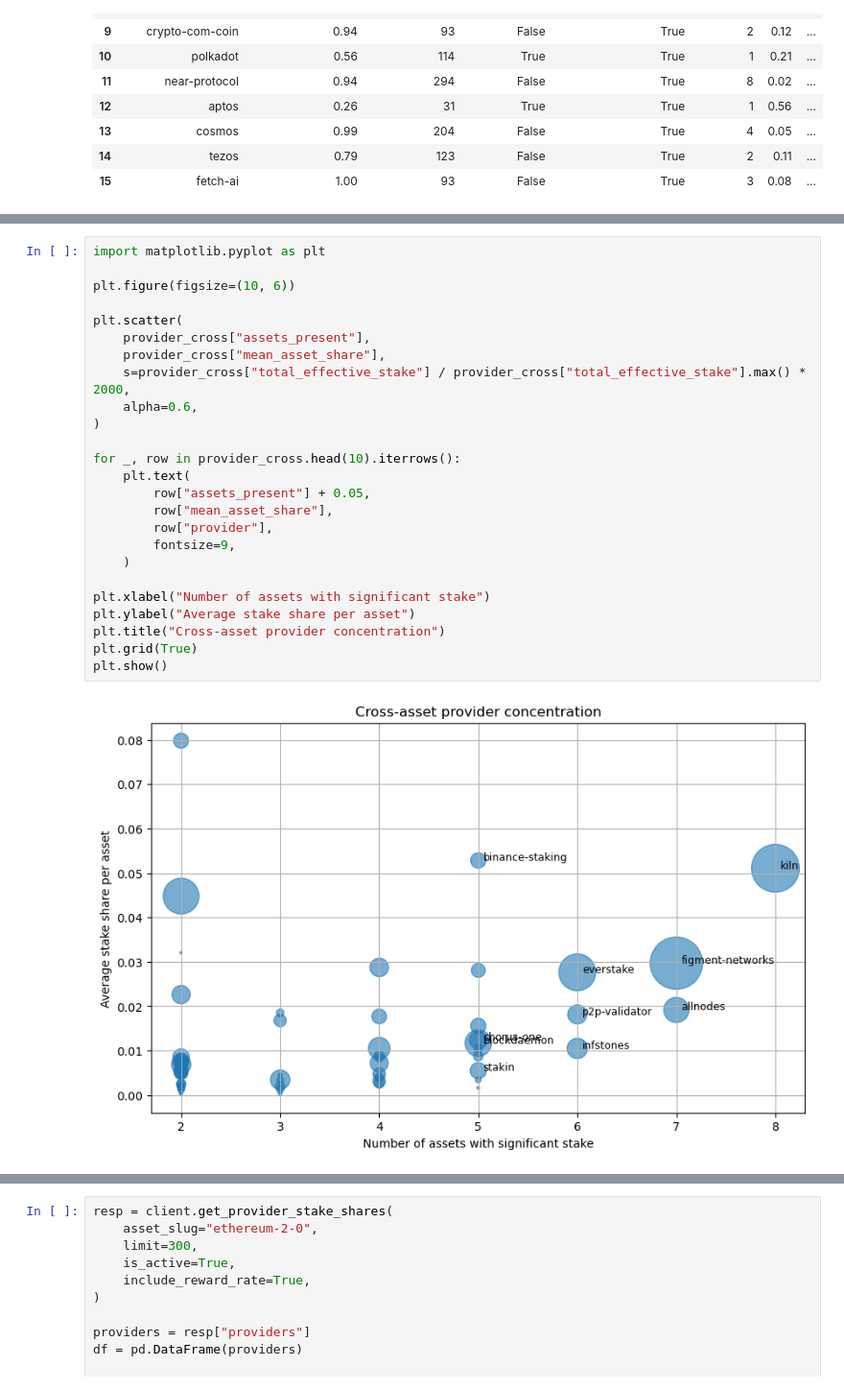
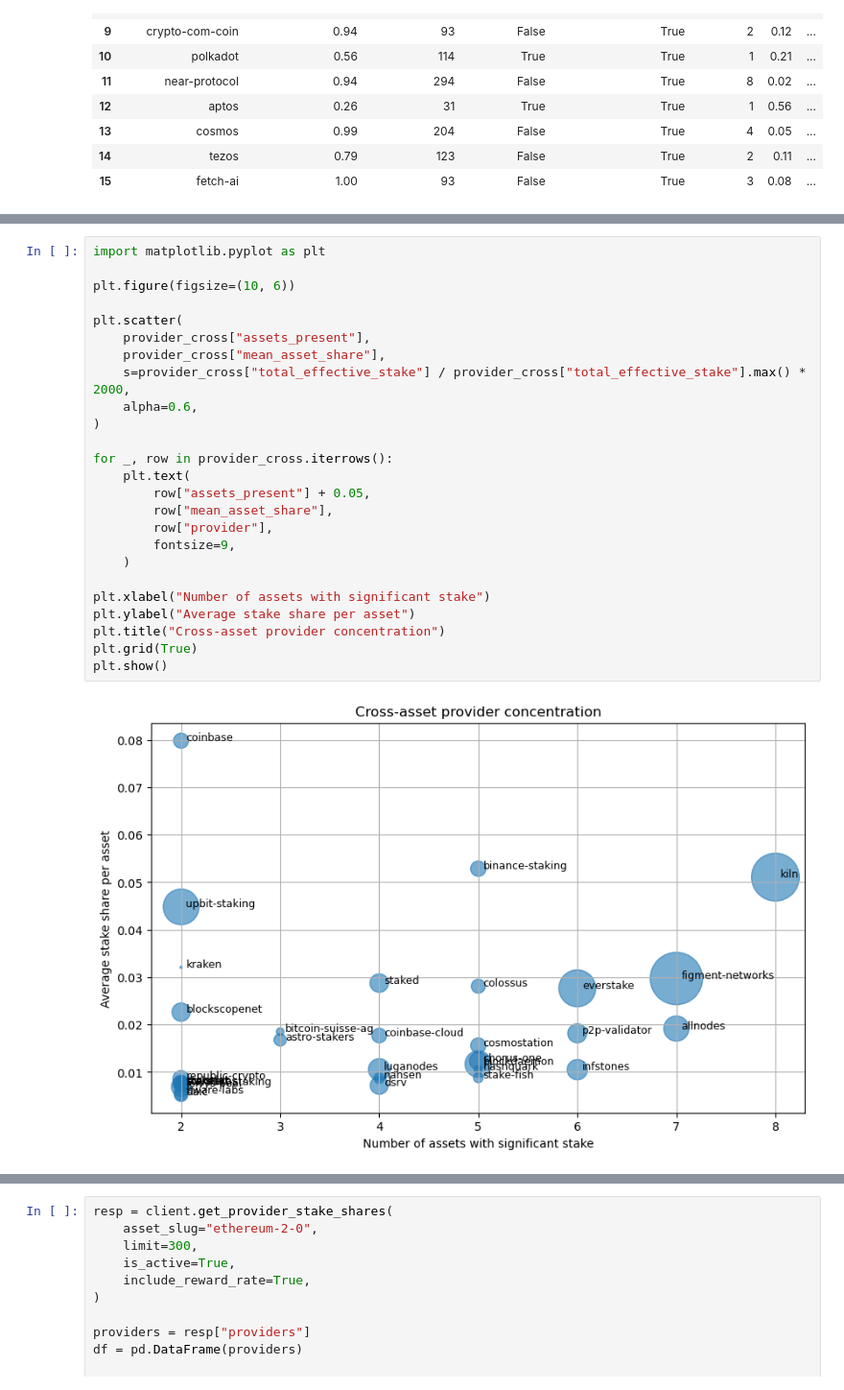
Before and after one commit to schwmi/StakingProviderConcentrationAnalysis, a Jupyter notebook: StakingRewardsExperiments.ipynb, the cells around one changed output, grey strips where cells are left out. Shown at 96% size. Cells and saved outputs as stored; diff of their text form.

```diff
--- a/StakingRewardsExperiments.ipynb
+++ b/StakingRewardsExperiments.ipynb
@@ -872,30 +950,30 @@ display(provider_cross)
 # %%
 import matplotlib.pyplot as plt
 
 plt.figure(figsize=(10, 6))
 
 plt.scatter(
     provider_cross["assets_present"],
     provider_cross["mean_asset_share"],
     s=provider_cross["total_effective_stake"] / provider_cross["total_effective_stake"].max() * 2000,
     alpha=0.6,
 )
 
-for _, row in provider_cross.head(10).iterrows():
+for _, row in provider_cross.iterrows():
     plt.text(
         row["assets_present"] + 0.05,
         row["mean_asset_share"],
         row["provider"],
         fontsize=9,
     )
 
 plt.xlabel("Number of assets with significant stake")
 plt.ylabel("Average stake share per asset")
 plt.title("Cross-asset provider concentration")
 plt.grid(True)
 plt.show()
 # %% [output]
-[figure, old version]
+[figure, new version]
 # %%
 pivot = provider_asset_df.pivot_table(
     index="provider",
```
Also changed, not shown: parts of 6 cells of this notebook, 1 other file.
